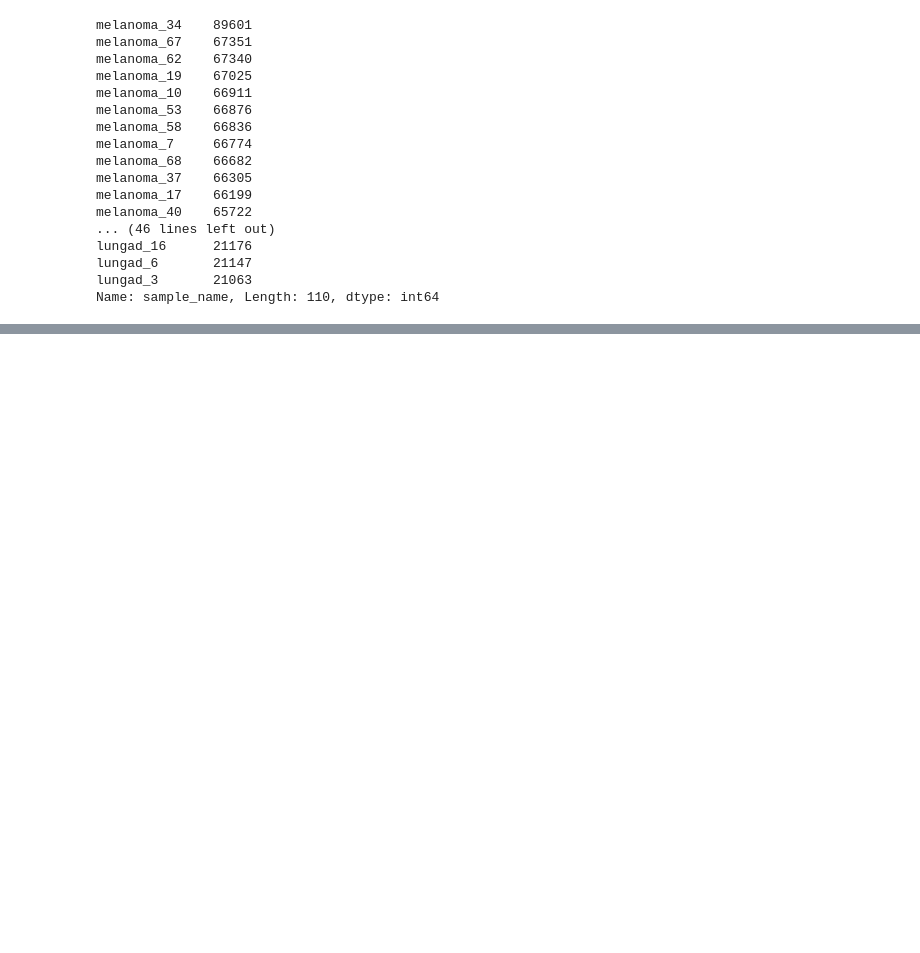
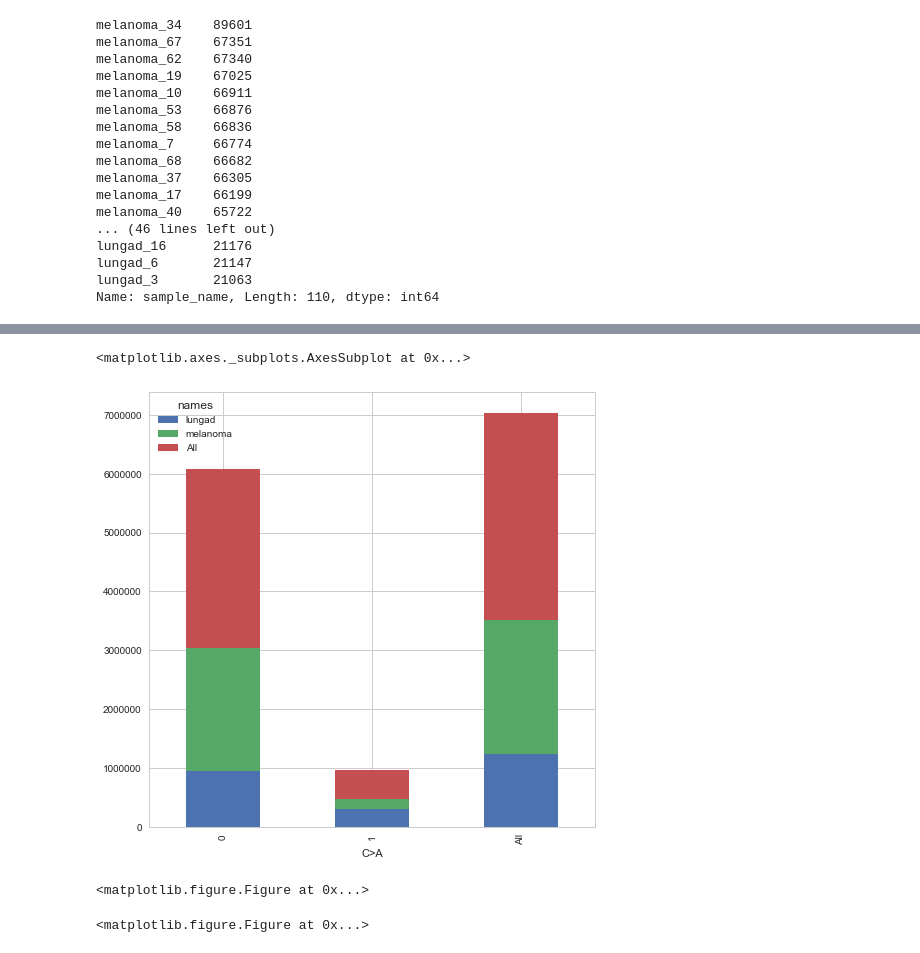
Before and after one commit to dunkelhaus/cancerTherapy, a Jupyter notebook: analysis/Mutation Analysis.ipynb, the cells around one changed output, grey strips where cells are left out. Cells and saved outputs as stored; diff of their text form; code cells hidden in the pictures; blank space fills up the shorter version.

```diff
--- a/analysis/Mutation Analysis.ipynb
+++ b/analysis/Mutation Analysis.ipynb
@@ -88,0 +124,2 @@ Name: sample_name, Length: 110, dtype: int64
+# %%
+info = pd.crosstab (df['C>A'], df['names'], margins = True)
@@ -88,0 +136,5 @@ Name: sample_name, Length: 110, dtype: int64
+# %%
+info.plot(kind = "bar", figsize=(8,8), stacked= True)
+# %% [output]
+<matplotlib.axes._subplots.AxesSubplot at 0x...>
+[figure, added]
@@ -88,0 +143,5 @@ Name: sample_name, Length: 110, dtype: int64
+# %%
+plt.figure()
+# %% [output]
+<matplotlib.figure.Figure at 0x...>
+<matplotlib.figure.Figure at 0x...>
```
Also changed, not shown: parts of 19 cells of this notebook.
